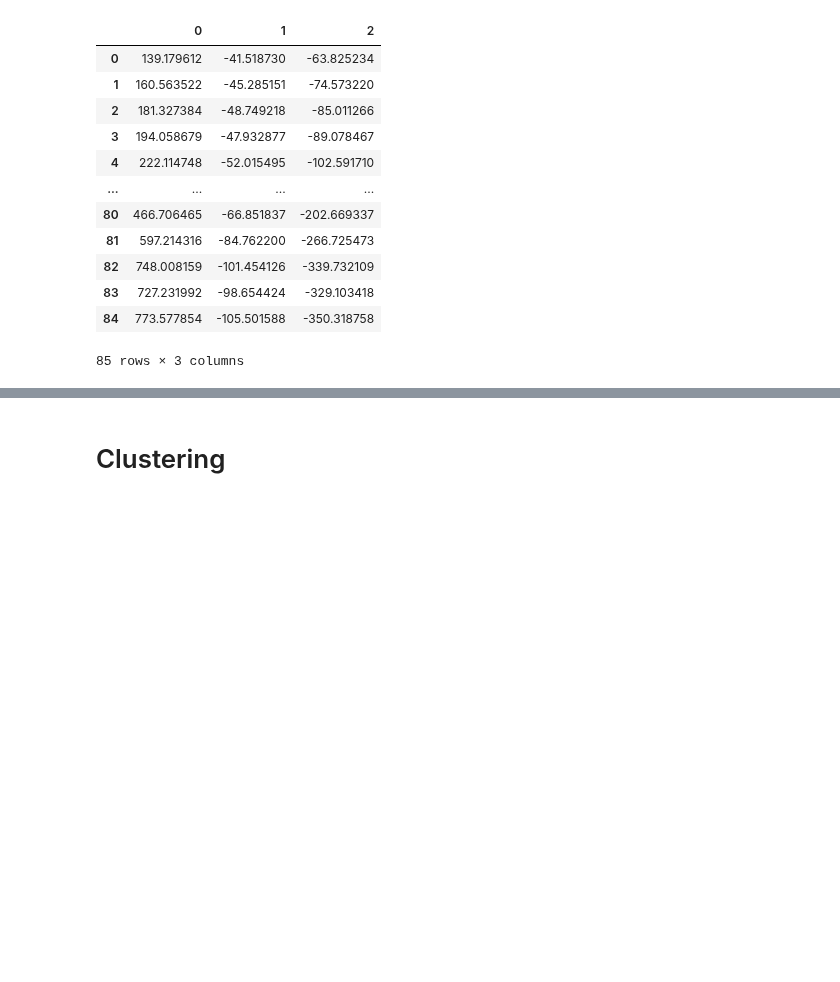
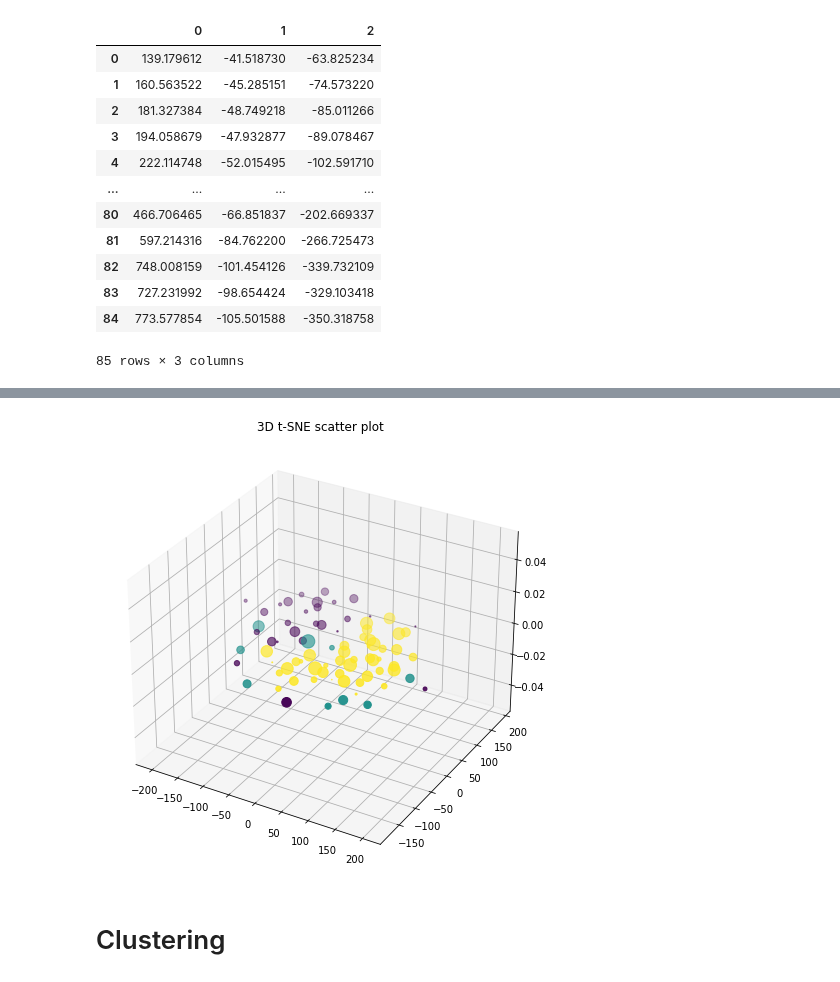
Before and after one commit to rmarinplana/personalProjects, a Jupyter notebook: unsupervised_learning_study.ipynb, the cells around one changed output, grey strips where cells are left out. Saved outputs shown, nothing was run; the diff lists cells and outputs as text; code cells hidden in the pictures; blank space fills up the shorter version.

```diff
--- a/unsupervised_learning_study.ipynb
+++ b/unsupervised_learning_study.ipynb
@@ -231,3 +255,19 @@ pd.DataFrame(pca_fish)
+# %%
+from sklearn.manifold import TSNE
+
+tsne = TSNE(n_components=3, learning_rate=250)
+transformed = tsne.fit_transform(X)
+
+xs = transformed[:,0]
+ys = transformed[:,1]
+zs = transformed[:,2]
+fig = plt.figure(figsize=(8, 8))
+ax = fig.add_subplot(projection='3d')
+plt.title("3D t-SNE scatter plot")
+plt.scatter(xs, ys, zs, c=y)
+plt.show()
+# %% [output]
+[figure, added]
 # %% [markdown]
 # Clustering
 # %% [markdown]
```
Also changed, not shown: parts of 11 cells of this notebook.
